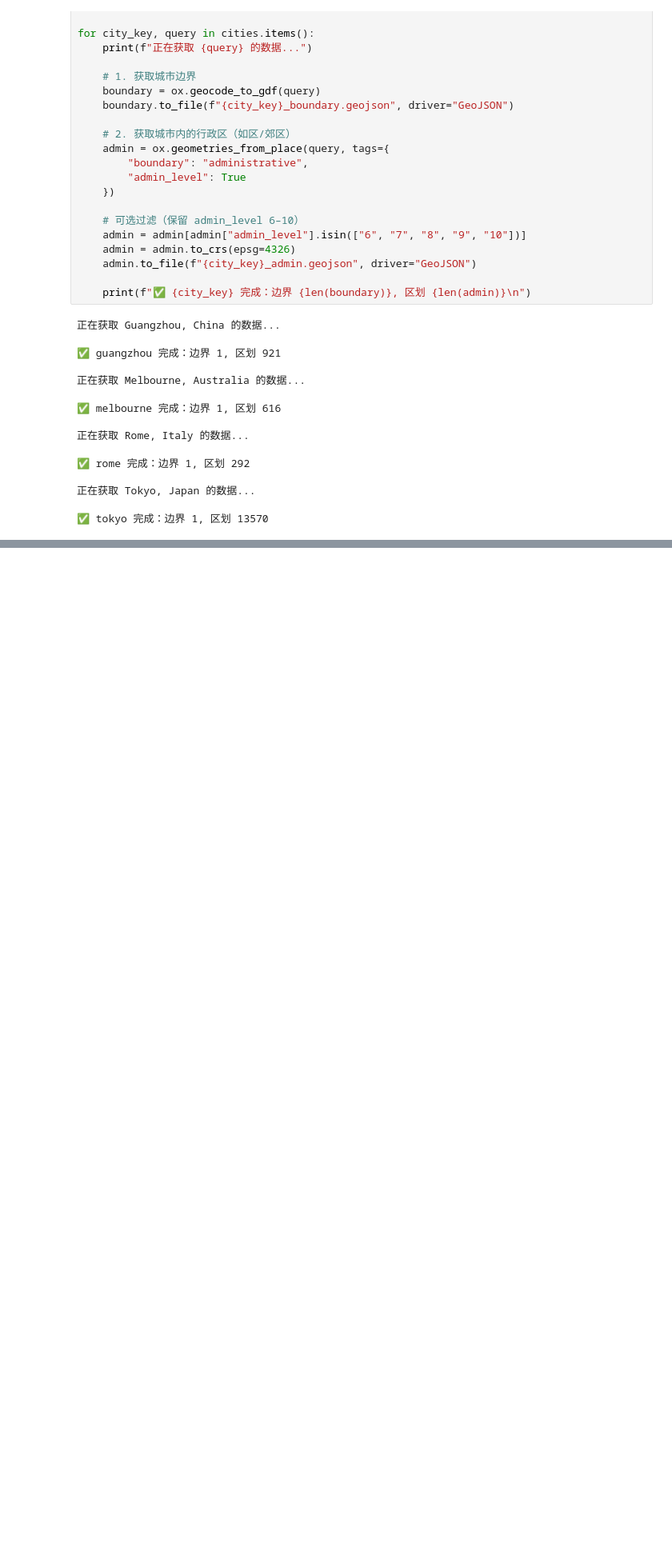
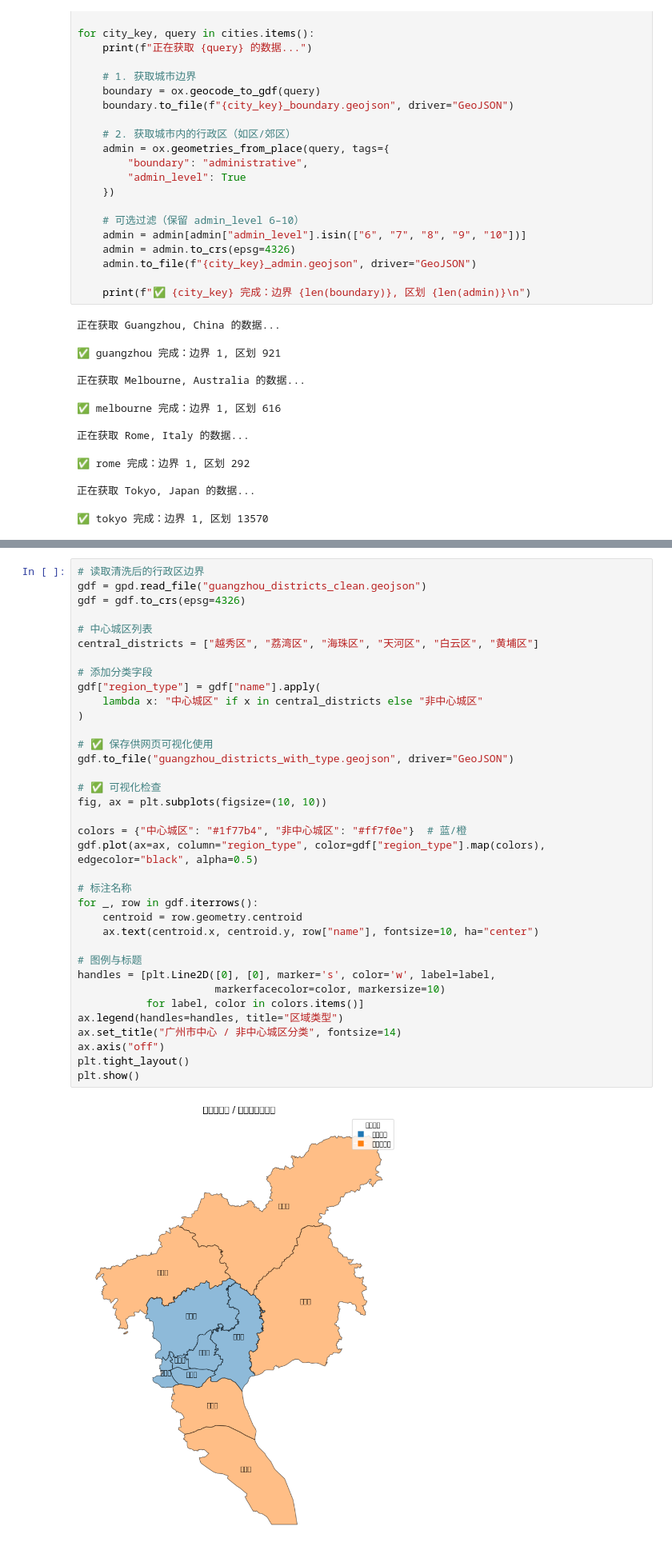
Before and after one commit to meimao76/coffeestory, a Jupyter notebook: data/urban_culture/poi_get.ipynb, the cells around one changed output, grey strips where cells are left out. Shown: that part at 80% size. Drawn from its saved outputs; the diff is of its cells as text; blank space fills up the shorter version.

```diff
--- a/data/urban_culture/poi_get.ipynb
+++ b/data/urban_culture/poi_get.ipynb
@@ -189,0 +527,38 @@ for city_key, query in cities.items():
+# %%
+# 读取清洗后的行政区边界
+gdf = gpd.read_file("guangzhou_districts_clean.geojson")
+gdf = gdf.to_crs(epsg=4326)
+
+# 中心城区列表
+central_districts = ["越秀区", "荔湾区", "海珠区", "天河区", "白云区", "黄埔区"]
+
+# 添加分类字段
+gdf["region_type"] = gdf["name"].apply(
+    lambda x: "中心城区" if x in central_districts else "非中心城区"
+)
+
+# ✅ 保存供网页可视化使用
+gdf.to_file("guangzhou_districts_with_type.geojson", driver="GeoJSON")
+
+# ✅ 可视化检查
+fig, ax = plt.subplots(figsize=(10, 10))
+
+colors = {"中心城区": "#1f77b4", "非中心城区": "#ff7f0e"}  # 蓝/橙
+gdf.plot(ax=ax, column="region_type", color=gdf["region_type"].map(colors), edgecolor="black", alpha=0.5)
+
+# 标注名称
+for _, row in gdf.iterrows():
+    centroid = row.geometry.centroid
+    ax.text(centroid.x, centroid.y, row["name"], fontsize=10, ha="center")
+
+# 图例与标题
+handles = [plt.Line2D([0], [0], marker='s', color='w', label=label,
+                      markerfacecolor=color, markersize=10)
+           for label, color in colors.items()]
+ax.legend(handles=handles, title="区域类型")
+ax.set_title("广州市中心 / 非中心城区分类", fontsize=14)
+ax.axis("off")
+plt.tight_layout()
+plt.show()
+# %% [output]
+[figure, added]
```
Also changed, not shown: parts of 20 cells of this notebook, 10 other files.
